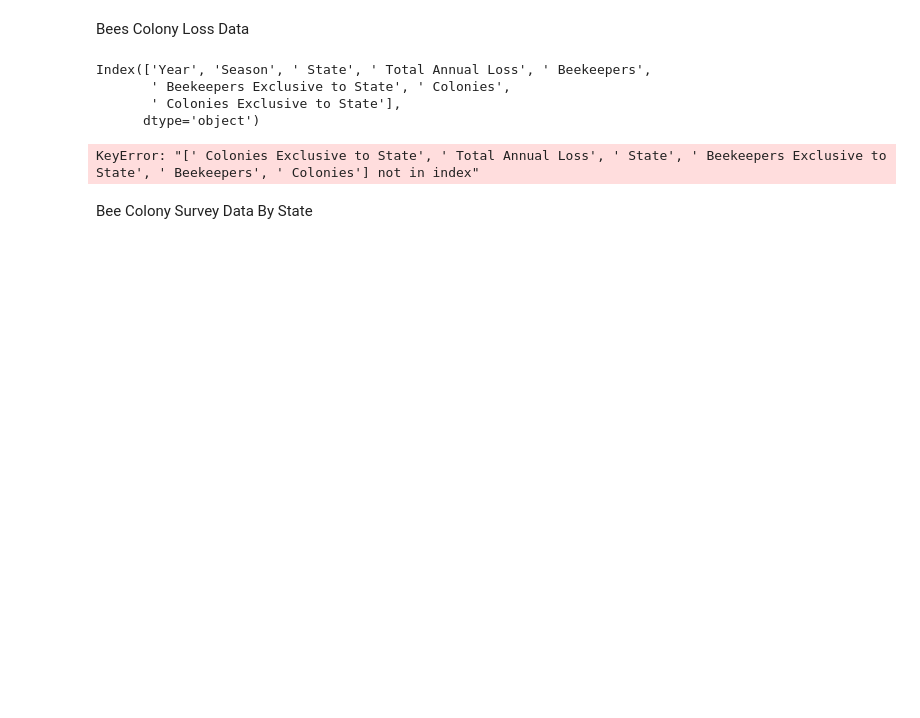
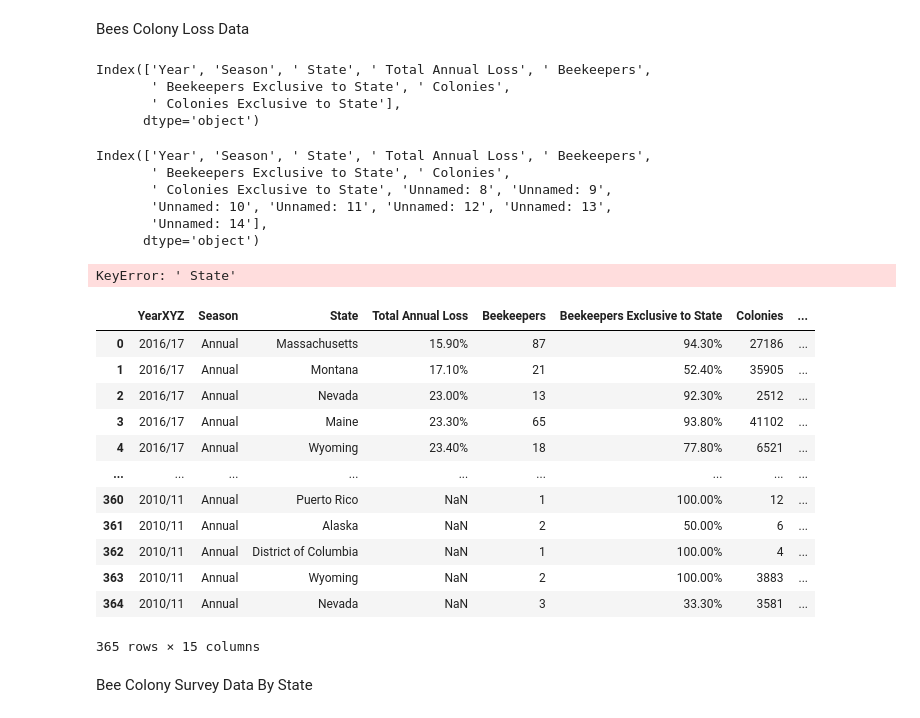
Before and after one commit to JasonAlfred/beeColonies, a Jupyter notebook: Draft SQL functions.ipynb, the cells around one changed output. Saved outputs shown, nothing was run; the diff lists cells and outputs as text; code cells hidden in the pictures; blank space fills up the shorter version.

```diff
--- a/Draft SQL functions.ipynb
+++ b/Draft SQL functions.ipynb
@@ -73,25 +77,59 @@ Index(['Year', 'Season', ' State', ' Total Annual Loss', ' Beekeepers',
        ' Beekeepers Exclusive to State', ' Colonies',
        ' Colonies Exclusive to State'],
       dtype='object')
+# %%
+# Store beeColonyLoss csv into DataFrame
+beeColonyLoss_csvfile = "data/beeColonyLoss_manual.csv"
+beeColonyLoss_csv_df = pd.read_csv(beeColonyLoss_csvfile)
+beeColonyLoss_csv_df.columns
+# beeColonyLoss_csv_df
+# %% [output]
+Index(['Year', 'Season', ' State', ' Total Annual Loss', ' Beekeepers',
+       ' Beekeepers Exclusive to State', ' Colonies',
+       ' Colonies Exclusive to State', 'Unnamed: 8', 'Unnamed: 9',
+       'Unnamed: 10', 'Unnamed: 11', 'Unnamed: 12', 'Unnamed: 13',
+       'Unnamed: 14'],
+      dtype='object')
+# %%
+beeColonyLoss_csv_df[' State'].count()
+# %% [output]
+KeyError: ' State'
 # %%
-# Create new data for ColonyLoss_df w selected columns - Removing 'Season' since all rows have the same value
-ColonyLoss_df = beeColonyLoss_df[
-    ['Year', ' State', ' Total Annual Loss', ' Beekeepers',
-     ' Beekeepers Exclusive to State', ' Colonies', ' Colonies Exclusive to State']].copy()
+# # Create new data for ColonyLoss_df w selected columns - Removing 'Season' since all rows have the same value
+# ColonyLoss_df = beeColonyLoss_csv_df[['Year', 'Season', ' State', ' Total Annual Loss', ' Beekeepers',
+#        ' Beekeepers Exclusive to State', ' Colonies',
+#        ' Colonies Exclusive to State']].copy()
+
+# ColonyLoss_df = beeColonyLoss_df[['Year', ' State', ' Total Annual Loss', ' Beekeepers',
+#      ' Beekeepers Exclusive to State', ' Colonies', ' Colonies Exclusive to State']]
 
 # fhdfhweui!!!!!! It was a direct copy and paste! How could it not be "in index"!!??
 
 # Raname to remove extra spacei in the column heading
-# ColonyLoss_renamed_df = ColonyLoss_df.rename(columns={
-#     'Year', ' State',
-#     ' Total Annual Loss',
-#     ' Beekeepers',
+ColonyLoss_renamed_df = beeColonyLoss_csv_df.rename(columns={
+    'Year': 'YearXYZ',
+    ' State': 'StateABC',
+#     ' Total Annual Loss': 'Total'
+# #     ' Beekeepers',
 #     ' Beekeepers Exclusive to State',
 #     ' Colonies',
 #     ' Colonies Exclusive to State'
-# })
+})
+ColonyLoss_renamed_df
 # %% [output]
+|  | YearXYZ | Season | State | Total Annual Loss | Beekeepers | Beekeepers Exclusive to State | Colonies | ... |
+| 0 | 2016/17 | Annual | Massachusetts | 15.90% | 87 | 94.30% | 27186 | ... |
+| 1 | 2016/17 | Annual | Montana | 17.10% | 21 | 52.40% | 35905 | ... |
+| 2 | 2016/17 | Annual | Nevada | 23.00% | 13 | 92.30% | 2512 | ... |
+| 3 | 2016/17 | Annual | Maine | 23.30% | 65 | 93.80% | 41102 | ... |
+| 4 | 2016/17 | Annual | Wyoming | 23.40% | 18 | 77.80% | 6521 | ... |
+| ... | ... | ... | ... | ... | ... | ... | ... | ... |
+| 360 | 2010/11 | Annual | Puerto Rico | NaN | 1 | 100.00% | 12 | ... |
+| 361 | 2010/11 | Annual | Alaska | NaN | 2 | 50.00% | 6 | ... |
+| 362 | 2010/11 | Annual | District of Columbia | NaN | 1 | 100.00% | 4 | ... |
+| 363 | 2010/11 | Annual | Wyoming | NaN | 2 | 100.00% | 3883 | ... |
+| 364 | 2010/11 | Annual | Nevada | NaN | 3 | 33.30% | 3581 | ... |
-KeyError: "[' Colonies Exclusive to State', ' Total Annual Loss', ' State', ' Beekeepers Exclusive to State', ' Beekeepers', ' Colonies'] not in index"
+365 rows × 15 columns
 # %%
 # Drop rows with NaN values
 ColonyLoss_df = beeColonyLoss_df.dropna(how='any')
```
Also changed, not shown: parts of 6 cells of this notebook, 2 other files.
